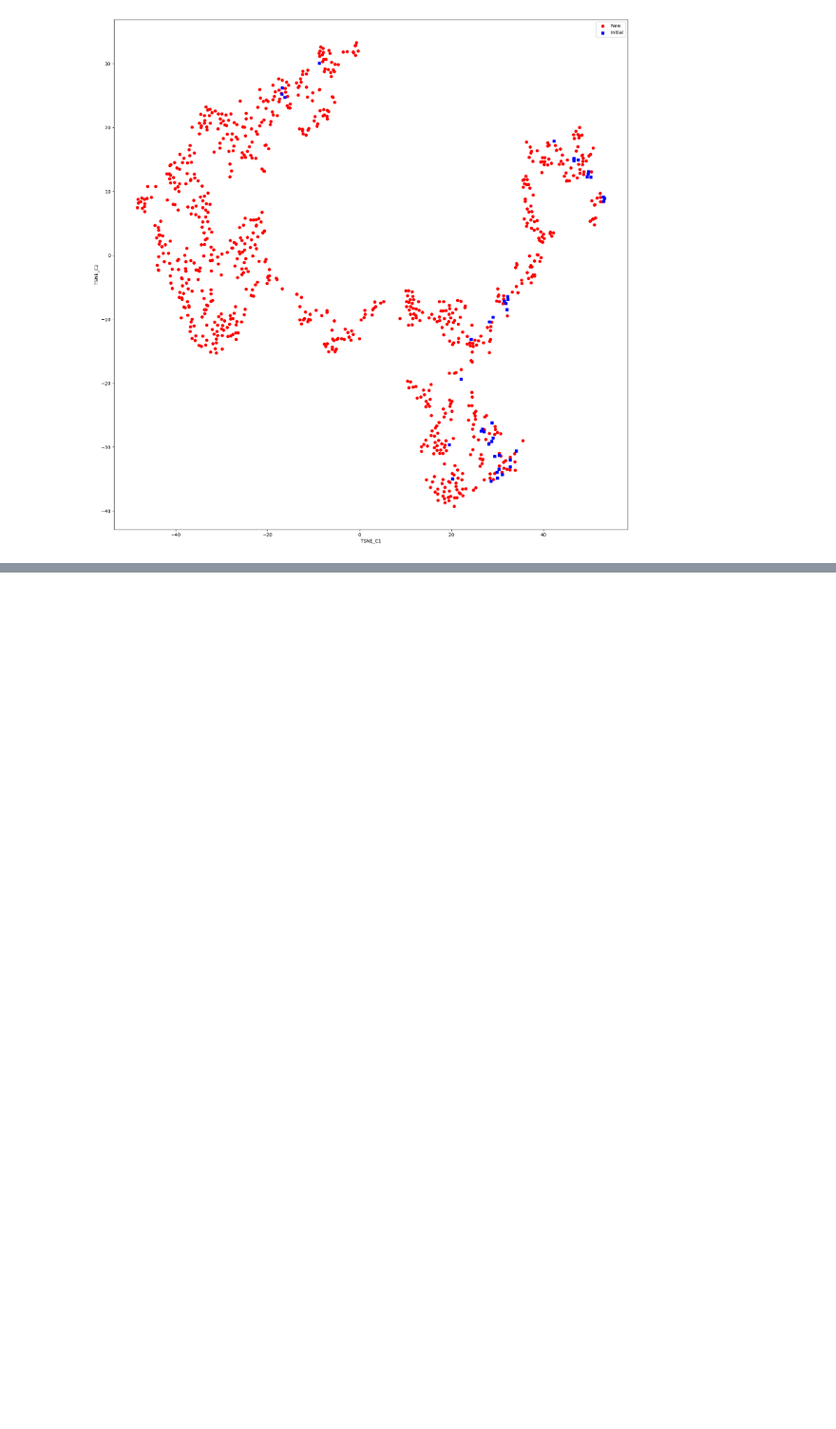
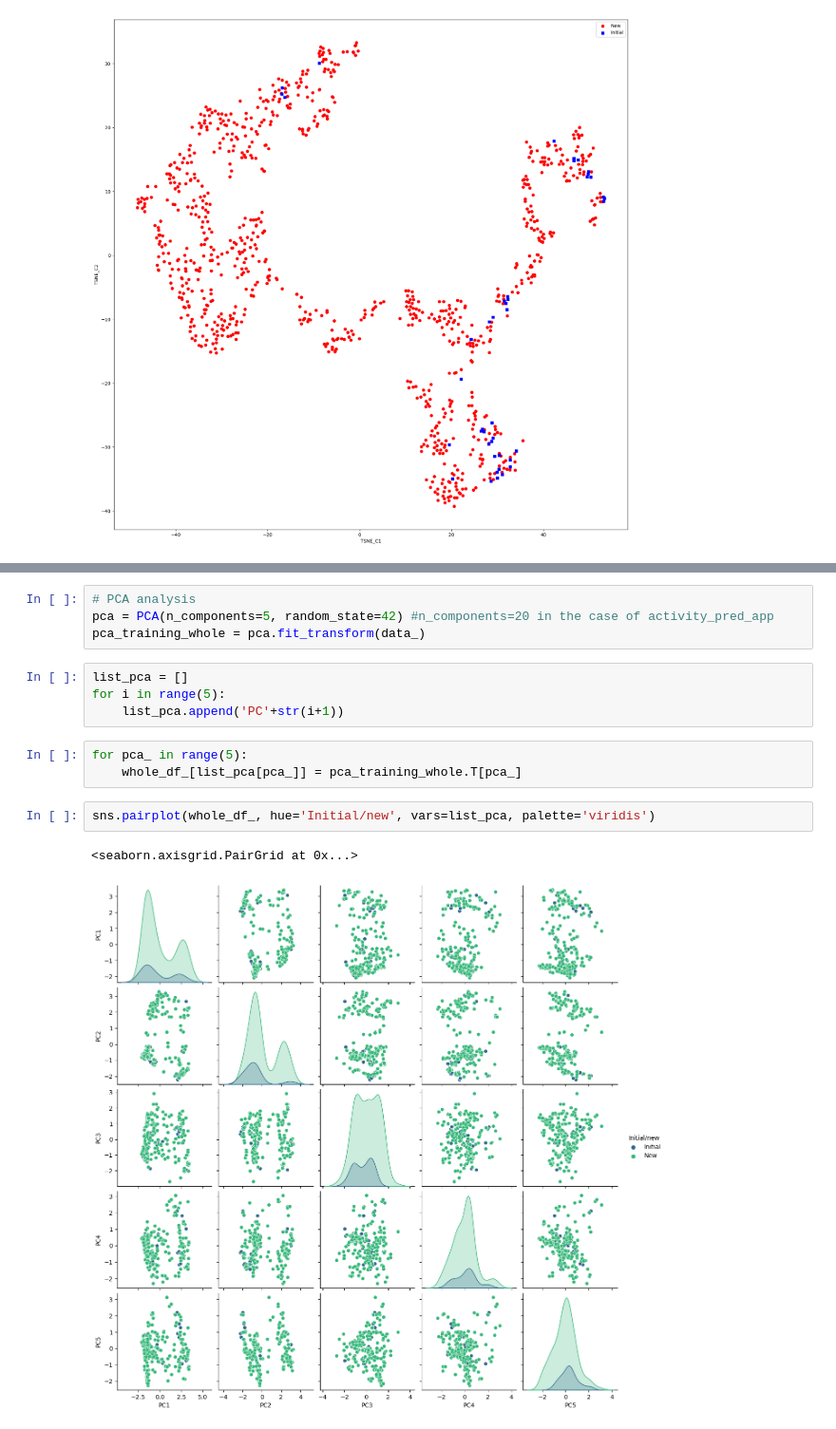
Before and after one commit to XDamianX-coder/Indole_new_structures, a Jupyter notebook: Predictions_and_analysis/t-SNE_chemical_space.ipynb, the cells around one changed output, grey strips where cells are left out. Shown at 95% size. Saved outputs shown, nothing was run; the diff lists cells and outputs as text; blank space fills up the shorter version.

```diff
--- a/Predictions_and_analysis/t-SNE_chemical_space.ipynb
+++ b/Predictions_and_analysis/t-SNE_chemical_space.ipynb
@@ -151,0 +204,16 @@ plt.show()
+# %%
+# PCA analysis
+pca = PCA(n_components=5, random_state=42) #n_components=20 in the case of activity_pred_app
+pca_training_whole = pca.fit_transform(data_)
+# %%
+list_pca = []
+for i in range(5):
+    list_pca.append('PC'+str(i+1))
+# %%
+for pca_ in range(5):
+    whole_df_[list_pca[pca_]] = pca_training_whole.T[pca_]
+# %%
+sns.pairplot(whole_df_, hue='Initial/new', vars=list_pca, palette='viridis')
+# %% [output]
+<seaborn.axisgrid.PairGrid at 0x...>
+[figure, added]
```
Also changed, not shown: parts of 19 cells of this notebook, 5 other files.
